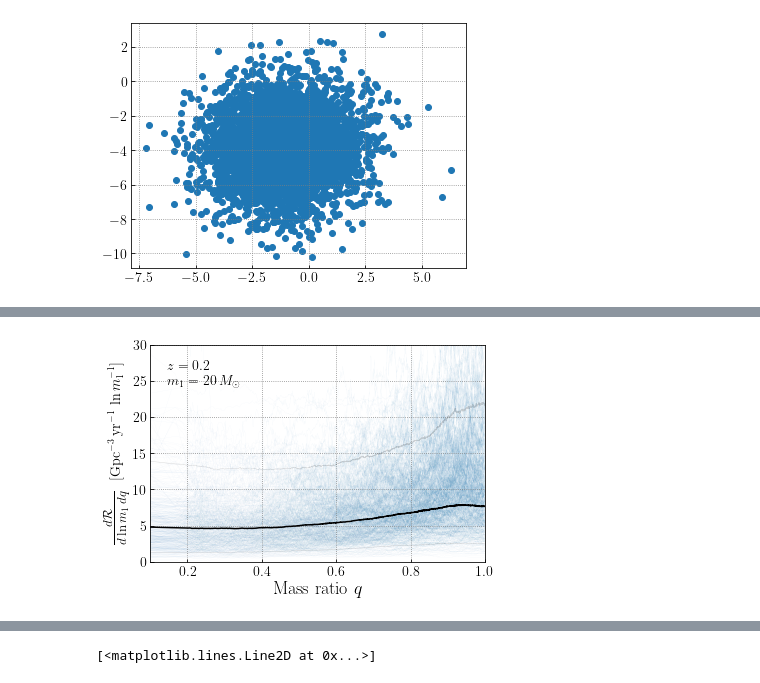
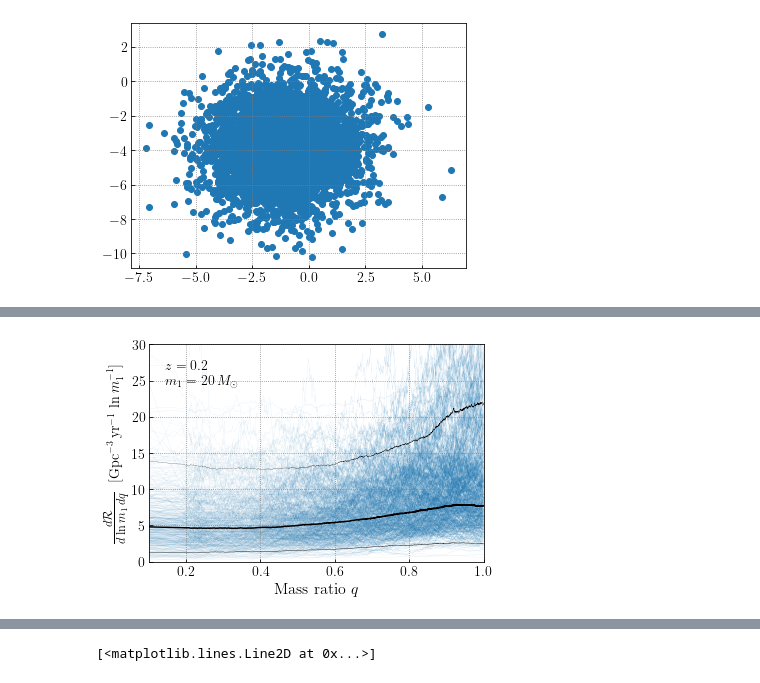
Before and after one commit to tcallister/autoregressive-bbh-inference, a Jupyter notebook: figures/ar_lnm1_q.ipynb, the cells around one changed output, grey strips where cells are left out. Drawn from its saved outputs; the diff is of its cells as text; code cells hidden in the pictures.

```diff
--- a/figures/ar_lnm1_q.ipynb
+++ b/figures/ar_lnm1_q.ipynb
@@ -141,14 +141,12 @@ print(np.mean(slope_15_to_25),np.mean(slope_45_to_70),np.sum(slope_45_to_70<slop
 fig,ax = plt.subplots(figsize=(10,4))
 ax.set_rasterization_zorder(1)
 
-#3182bd
-
 for i in np.random.choice(range(dR_dlnm1s_q1.shape[1]),size=500,replace=False):
-    ax.plot(m1s,dR_dlnm1s_q1[:,i],color='#1f78b4',alpha=0.1,lw=0.1,zorder=0)
+    ax.plot(m1s,dR_dlnm1s_q1[:,i],color='#1f78b4',alpha=0.2,lw=0.1,zorder=0)
 
 ax.plot(m1s,np.median(dR_dlnm1s_q1,axis=1),color='black')
-ax.plot(m1s,np.quantile(dR_dlnm1s_q1,0.05,axis=1),color='grey',lw=0.15)
-ax.plot(m1s,np.quantile(dR_dlnm1s_q1,0.95,axis=1),color='grey',lw=0.15)
+ax.plot(m1s,np.quantile(dR_dlnm1s_q1,0.05,axis=1),color='black',lw=0.3)
+ax.plot(m1s,np.quantile(dR_dlnm1s_q1,0.95,axis=1),color='black',lw=0.3)
 
 ax.tick_params(labelsize=14)
 ax.set_xlim(8,100)
@@ -162,12 +160,13 @@ ax.get_xaxis().set_major_formatter(mpl.ticker.ScalarFormatter())
 ax.text(0.03,0.13,r'$q=1$',horizontalalignment='left',verticalalignment='center', transform=ax.transAxes,fontsize=14)
 ax.text(0.03,0.06,r'$z=0.2$',horizontalalignment='left',verticalalignment='center', transform=ax.transAxes,fontsize=14)
 
-ax.set_xlabel('Primary mass [$M_\odot$]',fontsize=18)
-ax.set_ylabel(r'$\frac{d\mathcal{R}}{d\ln m_1\,dq}$ \,{\Large[$\mathrm{Gpc}^{-3}\,\mathrm{yr}^{-1}\,\ln m_1^{-1}$]}',fontsize=19)
+ax.set_xlabel('Primary mass [$M_\odot$]',fontsize=16)
+ax.set_ylabel(r'$\frac{d\mathcal{R}}{d\ln m_1\,dq}$ \,{\Large[$\mathrm{Gpc}^{-3}\,\mathrm{yr}^{-1}\,\ln m_1^{-1}$]}',fontsize=18)
 
-ax.plot(m1s,10.*(m1s/15.)**(-1.14),ls=':',color='black')
-ax.plot(m1s,3.*(m1s/45.)**(-3.84),ls=':',color='black')
+#ax.plot(m1s,10.*(m1s/15.)**(-1.14),ls=':',color='black')
+#ax.plot(m1s,3.*(m1s/45.)**(-3.84),ls=':',color='black')
 
-#plt.savefig('lnm1.pdf',bbox_inches='tight',dpi=200)
+plt.tight_layout()
+plt.savefig('lnm1.pdf',bbox_inches='tight',dpi=200)
 plt.show()
 # %% [output]
@@ -211,25 +212,25 @@ plt.show()
 # %%
 fig,ax = plt.subplots(figsize=(6,4))
 ax.set_rasterization_zorder(1)
 
 for i in np.random.choice(range(dR_dqs_lnm20.shape[1]),size=500,replace=False):
-    ax.plot(qs,dR_dqs_lnm20[:,i],color='#1f78b4',alpha=0.1,lw=0.1,zorder=0)
+    ax.plot(qs,dR_dqs_lnm20[:,i],color='#1f78b4',alpha=0.3,lw=0.1,zorder=0)
 
 ax.plot(qs,np.median(dR_dqs_lnm20,axis=1),color='black')
-ax.plot(qs,np.quantile(dR_dqs_lnm20,0.05,axis=1),color='black',lw=0.5,alpha=0.15)
-ax.plot(qs,np.quantile(dR_dqs_lnm20,0.95,axis=1),color='black',lw=0.5,alpha=0.15)
+ax.plot(qs,np.quantile(dR_dqs_lnm20,0.05,axis=1),color='black',lw=0.4)
+ax.plot(qs,np.quantile(dR_dqs_lnm20,0.95,axis=1),color='black',lw=0.2)
 
 ax.tick_params(labelsize=14)
 ax.set_xlim(0.1,1)
 ax.set_ylim(0,30)
 
 ax.text(0.05,0.83,r'$m_1=20\,M_\odot$',horizontalalignment='left',verticalalignment='center', transform=ax.transAxes,fontsize=14)
 ax.text(0.05,0.90,r'$z=0.2$',horizontalalignment='left',verticalalignment='center', transform=ax.transAxes,fontsize=14)
 
-ax.set_xlabel('Mass ratio $q$',fontsize=18)
-ax.set_ylabel(r'$\frac{d\mathcal{R}}{d\ln m_1\,dq}$ \,{\Large[$\mathrm{Gpc}^{-3}\,\mathrm{yr}^{-1}\,\ln m_1^{-1}$]}',fontsize=19)
+ax.set_xlabel('Mass ratio $q$',fontsize=16)
+ax.set_ylabel(r'$\frac{d\mathcal{R}}{d\ln m_1\,dq}$ \,{\Large[$\mathrm{Gpc}^{-3}\,\mathrm{yr}^{-1}\,\ln m_1^{-1}$]}',fontsize=18)
 
 plt.savefig('q_rate.pdf',bbox_inches='tight',dpi=200)
 plt.show()
 # %% [output]
-[figure, old version]
+[figure, new version]
```
Also changed, not shown: parts of 5 cells of this notebook, 2 other files.
